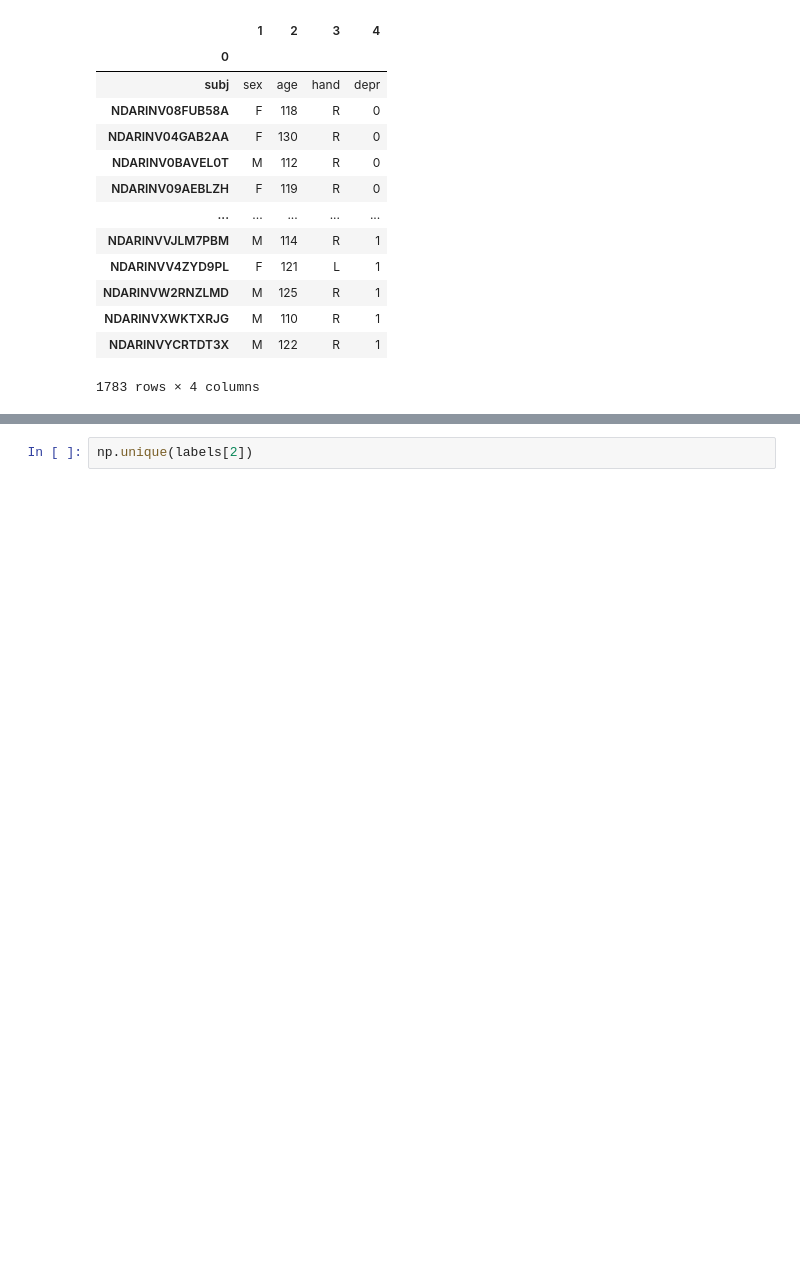
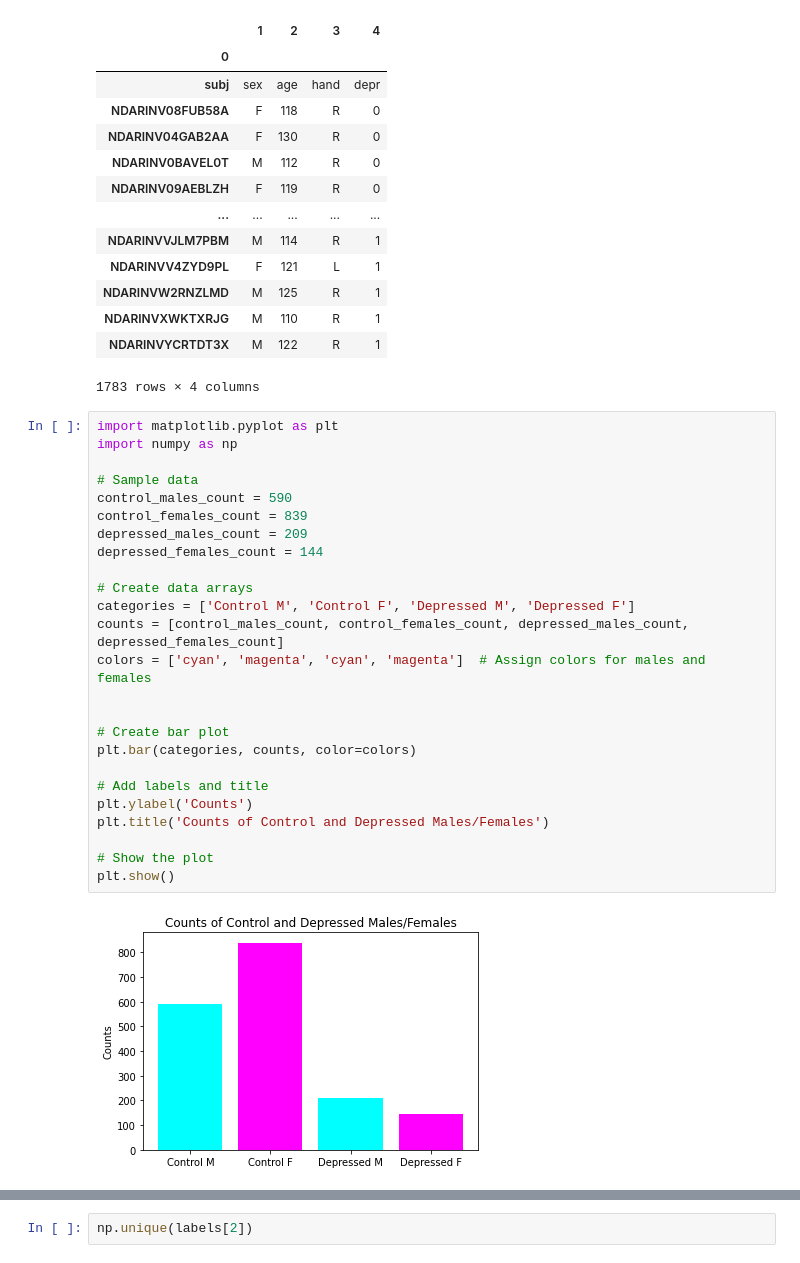
Before and after one commit to margotwagner/DDC, a Jupyter notebook: notebooks/ac-rsfmri_activation_map.ipynb, the cells around one changed output, grey strips where cells are left out. Drawn from its saved outputs; the diff is of its cells as text; blank space fills up the shorter version.

```diff
--- a/notebooks/ac-rsfmri_activation_map.ipynb
+++ b/notebooks/ac-rsfmri_activation_map.ipynb
@@ -24,3 +24,30 @@ labels
 | NDARINVXWKTXRJG | M | 110 | R | 1 |
 | NDARINVYCRTDT3X | M | 122 | R | 1 |
 1783 rows × 4 columns
+# %%
+import matplotlib.pyplot as plt
+import numpy as np
+
+# Sample data
+control_males_count = 590
+control_females_count = 839
+depressed_males_count = 209
+depressed_females_count = 144
+
+# Create data arrays
+categories = ['Control M', 'Control F', 'Depressed M', 'Depressed F']
+counts = [control_males_count, control_females_count, depressed_males_count, depressed_females_count]
+colors = ['cyan', 'magenta', 'cyan', 'magenta']  # Assign colors for males and females
+
+
+# Create bar plot
+plt.bar(categories, counts, color=colors)
+
+# Add labels and title
+plt.ylabel('Counts')
+plt.title('Counts of Control and Depressed Males/Females')
+
+# Show the plot
+plt.show()
+# %% [output]
+[figure, added]
```
Also changed, not shown: parts of 3 cells of this notebook, 2 other files.
